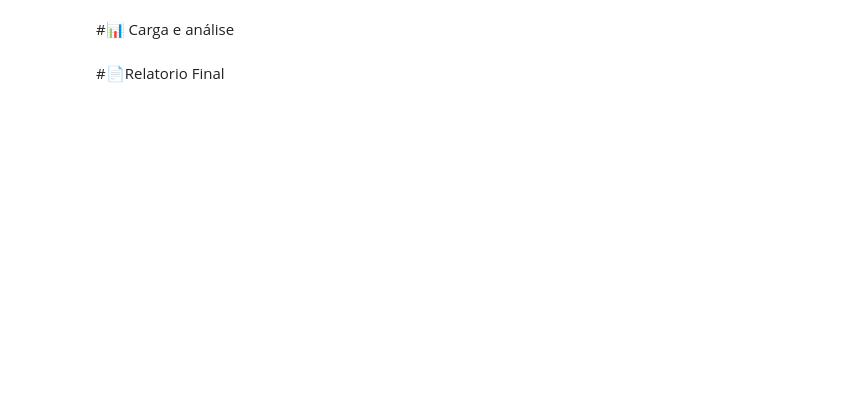
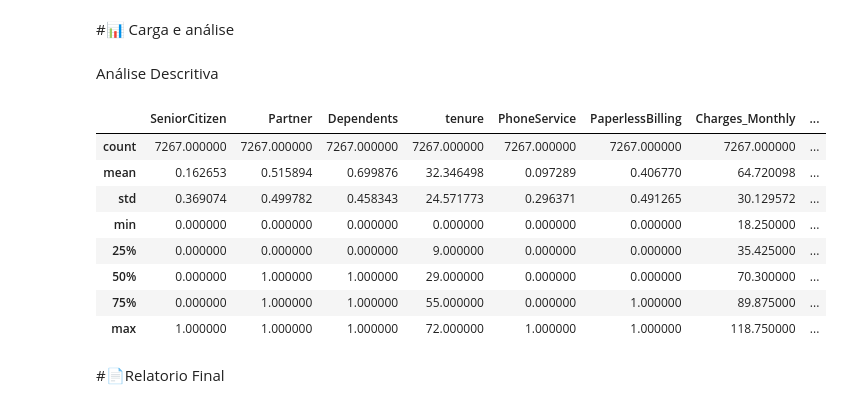
Before and after one commit to FranPomba/challenge_2_telecomX_br, a Jupyter notebook: telecomx_br.ipynb, the cells around one changed output. Cells and saved outputs as stored; diff of their text form; code cells hidden in the pictures; blank space fills up the shorter version.

Commit message:
analise descritiva

```diff
--- a/telecomx_br.ipynb
+++ b/telecomx_br.ipynb
@@ -118,0 +121,2 @@ memory usage: 1.2+ MB
+# %%
+dados_final["Contas_Diarias"] = dados_final["Charges_Monthly"] / 30
@@ -118,0 +137,2 @@ memory usage: 1.2+ MB
+# %%
+dados_final.replace({"Yes": 0, "No": 1}, inplace=True)
@@ -119,4 +149,18 @@ memory usage: 1.2+ MB
 # %% [markdown]
 #📊 Carga e análise
+# %% [markdown]
+Análise Descritiva
+# %%
+dados_final.describe()
+# %% [output]
+|  | SeniorCitizen | Partner | Dependents | tenure | PhoneService | PaperlessBilling | Charges_Monthly | ... |
+| count | 7267.000000 | 7267.000000 | 7267.000000 | 7267.000000 | 7267.000000 | 7267.000000 | 7267.000000 | ... |
+| mean | 0.162653 | 0.515894 | 0.699876 | 32.346498 | 0.097289 | 0.406770 | 64.720098 | ... |
+| std | 0.369074 | 0.499782 | 0.458343 | 24.571773 | 0.296371 | 0.491265 | 30.129572 | ... |
+| min | 0.000000 | 0.000000 | 0.000000 | 0.000000 | 0.000000 | 0.000000 | 18.250000 | ... |
+| 25% | 0.000000 | 0.000000 | 0.000000 | 9.000000 | 0.000000 | 0.000000 | 35.425000 | ... |
+| 50% | 0.000000 | 1.000000 | 1.000000 | 29.000000 | 0.000000 | 0.000000 | 70.300000 | ... |
+| 75% | 0.000000 | 1.000000 | 1.000000 | 55.000000 | 0.000000 | 1.000000 | 89.875000 | ... |
+| max | 1.000000 | 1.000000 | 1.000000 | 72.000000 | 1.000000 | 1.000000 | 118.750000 | ... |
 # %% [markdown]
 #📄Relatorio Final
```
Also changed, not shown: parts of 5 cells of this notebook.
